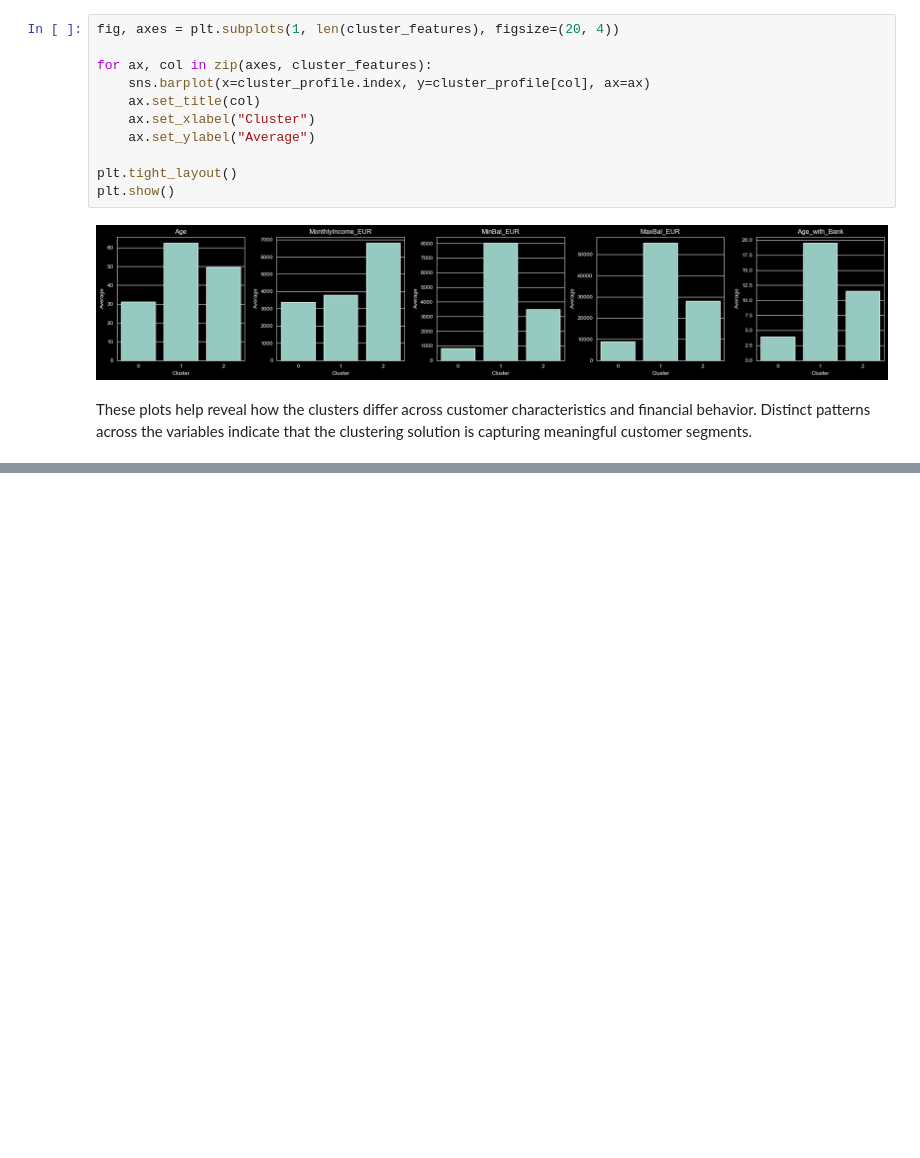
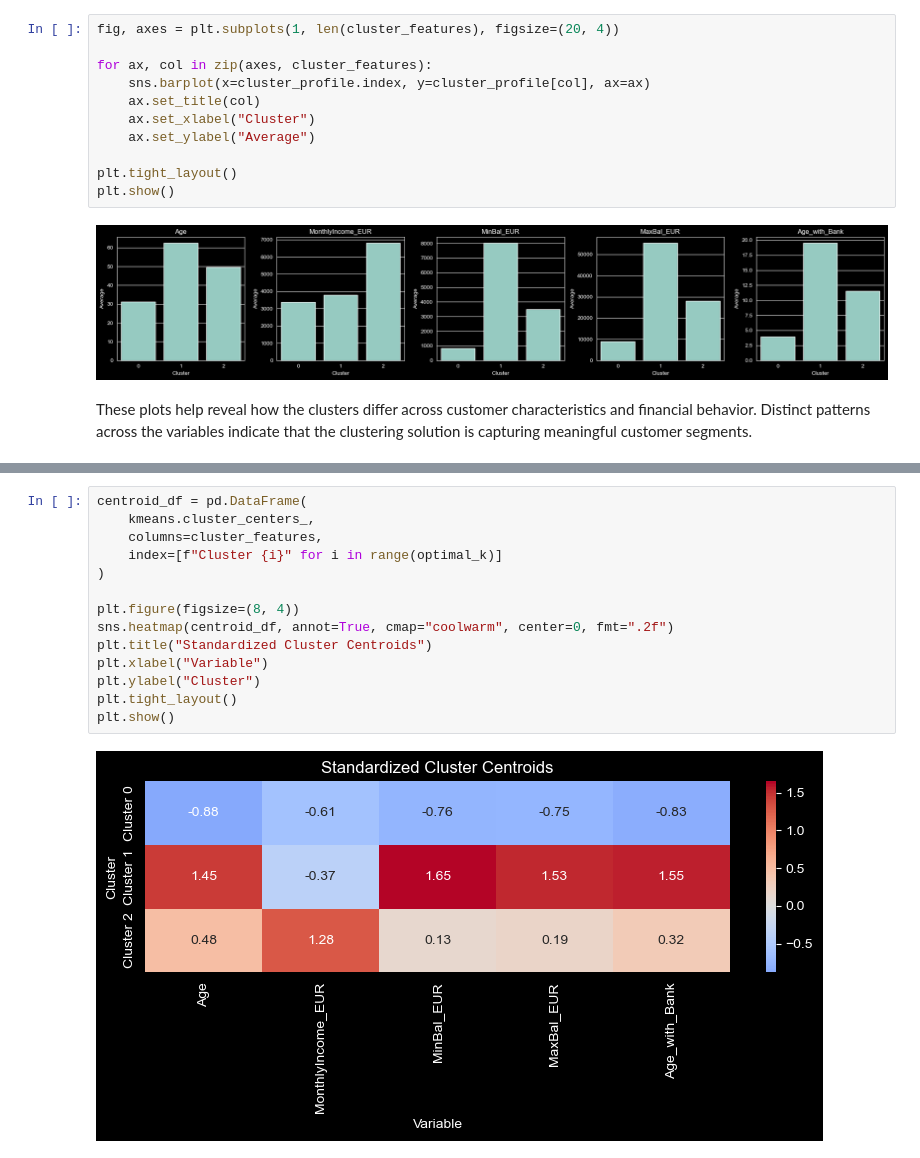
Before and after one commit to bquarkz/master-classes-empty, a Jupyter notebook: notebooks/assignments/m5/final_exam_m5fe2.ipynb, the cells around one changed output, grey strips where cells are left out. Saved outputs shown, nothing was run; the diff lists cells and outputs as text; blank space fills up the shorter version.

```diff
--- a/notebooks/assignments/m5/final_exam_m5fe2.ipynb
+++ b/notebooks/assignments/m5/final_exam_m5fe2.ipynb
@@ -304,0 +315,16 @@ These plots help reveal how the clusters differ across customer characteristics
+# %%
+centroid_df = pd.DataFrame(
+    kmeans.cluster_centers_,
+    columns=cluster_features,
+    index=[f"Cluster {i}" for i in range(optimal_k)]
+)
+
+plt.figure(figsize=(8, 4))
+sns.heatmap(centroid_df, annot=True, cmap="coolwarm", center=0, fmt=".2f")
+plt.title("Standardized Cluster Centroids")
+plt.xlabel("Variable")
+plt.ylabel("Cluster")
+plt.tight_layout()
+plt.show()
+# %% [output]
+[figure, added]
```
Also changed, not shown: parts of 8 cells of this notebook.
